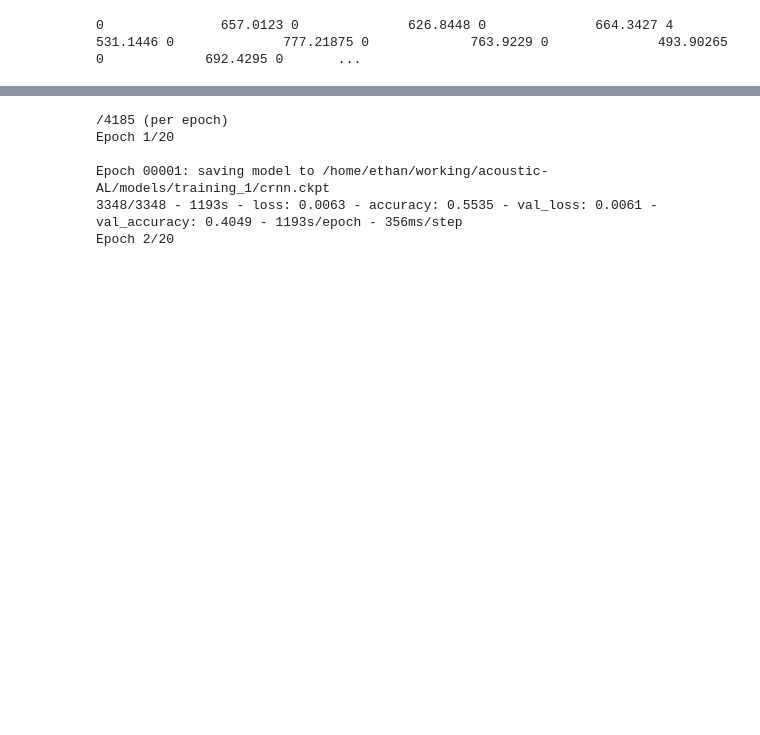
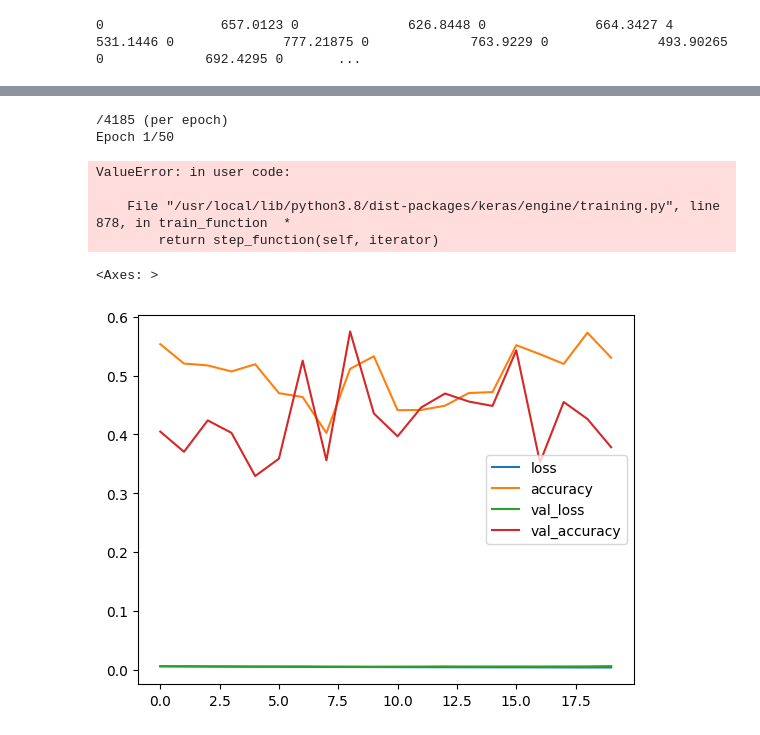
Before and after one commit to ljrn8/acoustic-AL, a Jupyter notebook: notebooks/train_pretrained.ipynb, the cells around one changed output, grey strips where cells are left out. Saved outputs shown, nothing was run; the diff lists cells and outputs as text; code cells hidden in the pictures; blank space fills up the shorter version.

```diff
--- a/notebooks/train_pretrained.ipynb
+++ b/notebooks/train_pretrained.ipynb
@@ -94,16 +104,31 @@ _________________________________________________________________
 from tensorflow.keras.callbacks import TensorBoard
 import pandas as pd
 
+model_dir = MODEL_DIR / "50e_initial_ds"
+model_dir.mkdir(exist_ok=True)
+EPOCHS = 50
+BATCH = 32
+
+## TODO active learning base
+# # start with 30%
+# split = 0.3 *
+# AL_labelled_chunks = random_chunks
+# AL_unlabelled_chunks = random_chunks # pretending these arent labeled for AL benchmarking
+
 # split
 n_chunks =  133921
-cut = int(n_chunks * 0.8)
-train_dataset = raw_dataset.take(cut).batch(32).prefetch(50)
-validation_dataset = raw_dataset.skip(cut).batch(32).prefetch(50)
+test_cut = int(n_chunks * 0.8)
+valid_cut = int(cut * 0.8)
+
+train_valid_dataset = raw_dataset.take(test_cut)
+test_dataset = raw_dataset.skip(test_cut)
+train_dataset = train_valid_dataset.take(valid_cut)
+validation_dataset = train_valid_dataset.skip(valid_cut)
 
 # callbacks
-log_dir = Path("logs") / "fit"
+log_dir = model_dir / "logs"
 tensorboard_callback = TensorBoard(log_dir=log_dir)
-checkpoint_path = MODEL_DIR / "training_1" / "crnn.ckpt"
+checkpoint_path = model_dir / "training" / "model.ckpt"
 Path(checkpoint_path).parent.mkdir(exist_ok=True)
 cp_callback = keras.callbacks.ModelCheckpoint(
     filepath=checkpoint_path, save_weights_only=True, verbose=1
@@ -112,18 +137,19 @@ cp_callback = keras.callbacks.ModelCheckpoint(
 # fit
 print("/4185 (per epoch)")
 history = model.fit(
-    train_dataset,
-    validation_data=validation_dataset,
-    epochs=20,
-    verbose=2,
+    train_dataset.batch(BATCH).prefetch(100),
+    validation_data=validation_dataset.batch(BATCH).prefetch(100),
+    epochs=EPOCHS,
+    verbose=1,
     callbacks=[tensorboard_callback, cp_callback])
 
 df = pd.DataFrame(history.history)
 df.to_csv("logs/history.csv")
+model.save(model_dir / 'model.keras')
 # %% [output]
 /4185 (per epoch)
-Epoch 1/20
-
-Epoch 00001: saving model to /home/ethan/working/acoustic-AL/models/training_1/crnn.ckpt
-3348/3348 - 1193s - loss: 0.0063 - accuracy: 0.5535 - val_loss: 0.0061 - val_accuracy: 0.4049 - 1193s/epoch - 356ms/step
-Epoch 2/20
+Epoch 1/50
+ValueError: in user code:
+
+    File "/usr/local/lib/python3.8/dist-packages/keras/engine/training.py", line 878, in train_function  *
+        return step_function(self, iterator)
@@ -131,0 +156,5 @@ history.history
+# %%
+pd.DataFrame(history.history).plot()
+# %% [output]
+<Axes: >
+[figure, added]
```
Also changed, not shown: parts of 4 cells of this notebook, 15 other files.
